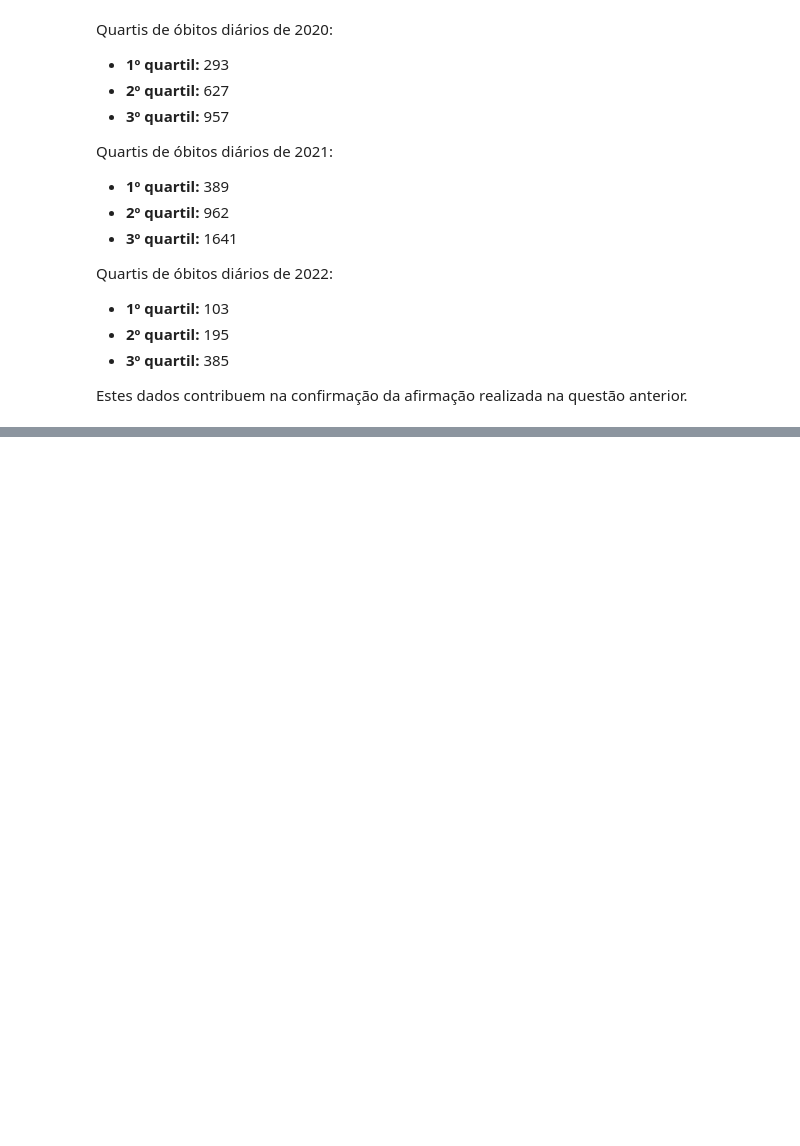
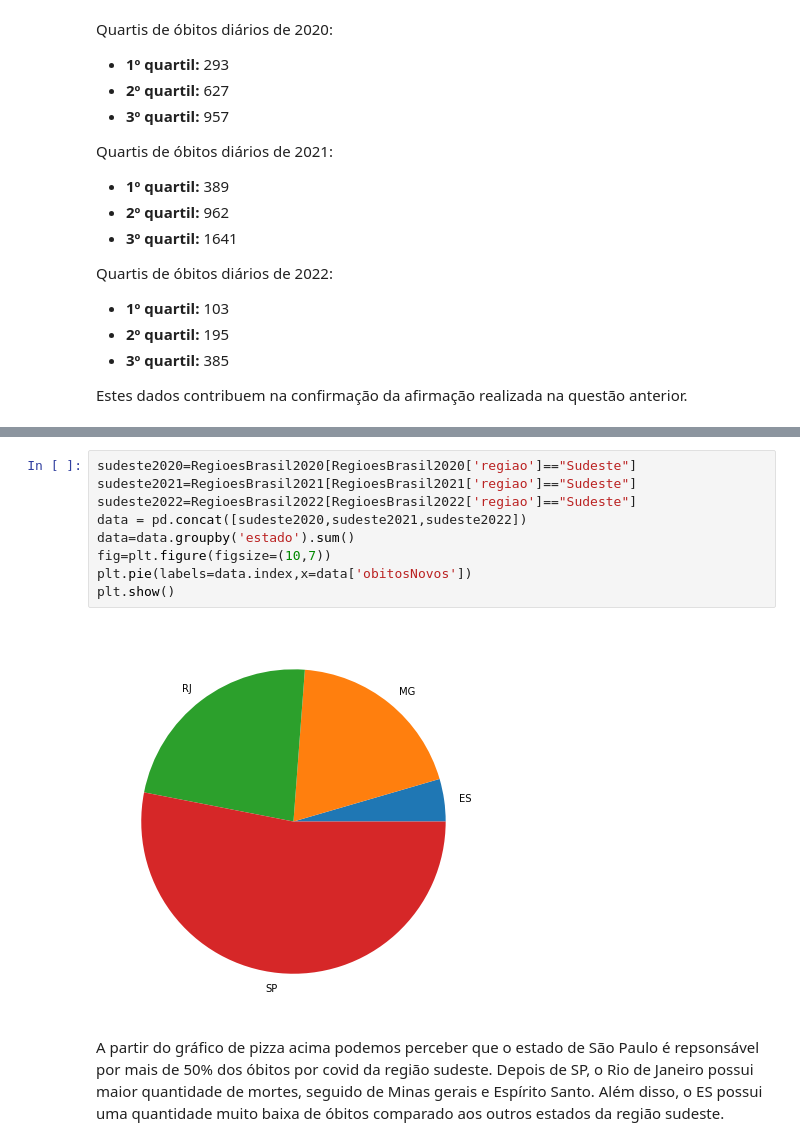
Before and after one commit to GabriellMiranda/TP-Dados-Analise-de-dados-de-covid, a Jupyter notebook: Trabalho_de_Dados.ipynb, the cells around one changed output, grey strips where cells are left out. Cells and saved outputs as stored; diff of their text form; blank space fills up the shorter version.

```diff
--- a/Trabalho_de_Dados.ipynb
+++ b/Trabalho_de_Dados.ipynb
@@ -963,0 +989,13 @@ Observando o gráfico de pizza acima podemos concluir que os óbitos são maiore
+# %%
+sudeste2020=RegioesBrasil2020[RegioesBrasil2020['regiao']=="Sudeste"]
+sudeste2021=RegioesBrasil2021[RegioesBrasil2021['regiao']=="Sudeste"]
+sudeste2022=RegioesBrasil2022[RegioesBrasil2022['regiao']=="Sudeste"]
+data = pd.concat([sudeste2020,sudeste2021,sudeste2022])
+data=data.groupby('estado').sum()
+fig=plt.figure(figsize=(10,7))
+plt.pie(labels=data.index,x=data['obitosNovos'])
+plt.show()
+# %% [output]
+[figure, added]
+# %% [markdown]
+A partir do gráfico de pizza acima podemos perceber que o estado de São Paulo é repsonsável por mais de 50% dos óbitos por covid da região sudeste. Depois de SP, o Rio de Janeiro possui maior quantidade de mortes, seguido de Minas gerais e Espírito Santo. Além disso, o ES possui uma quantidade muito baixa de óbitos comparado aos outros estados da região sudeste.
```
Also changed, not shown: parts of 8 cells of this notebook.
